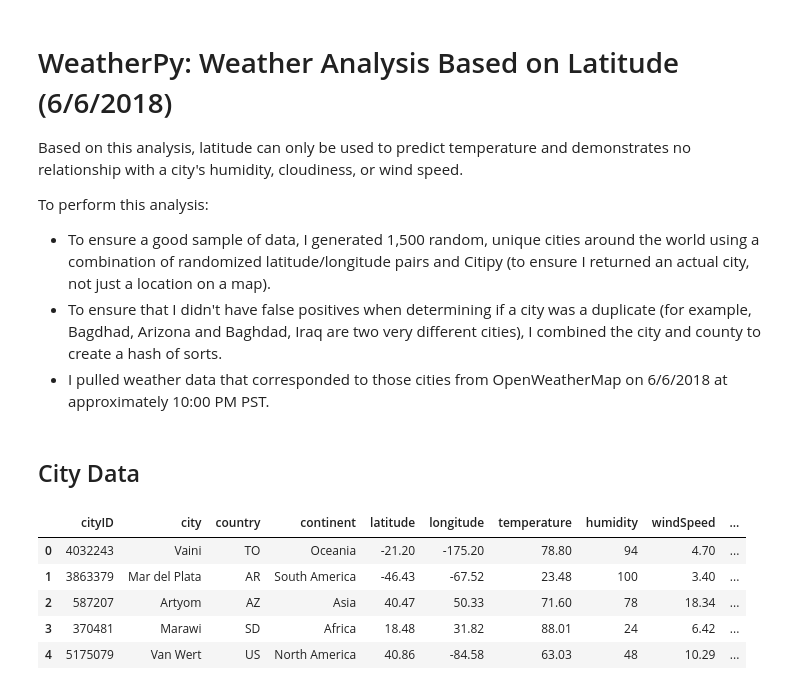
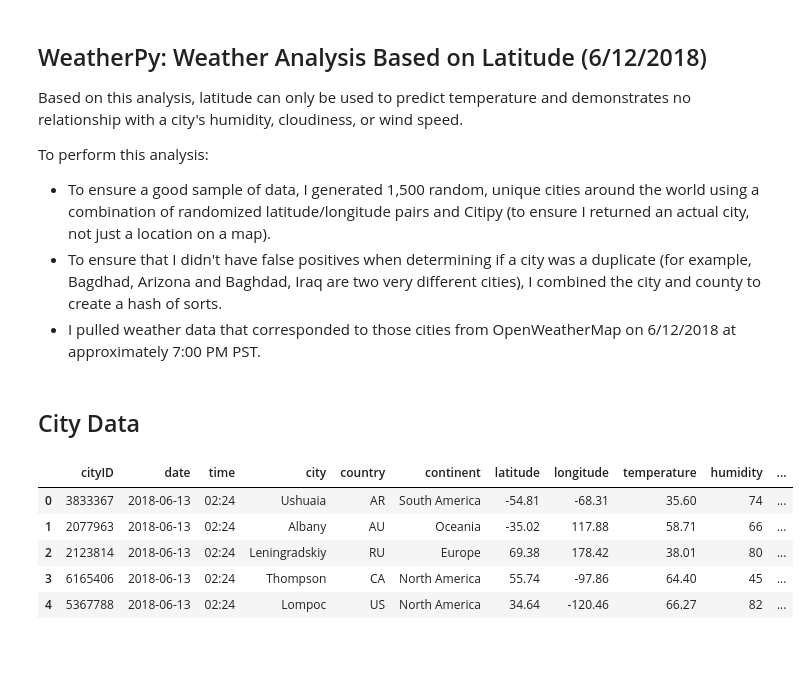
Before and after one commit to hmlanden/UCBerkeley_HomeworkAssignment6, a Jupyter notebook: WeatherPy.ipynb, the cells around one changed output. Cells and saved outputs as stored; diff of their text form; code cells hidden in the pictures; blank space fills up the shorter version.

```diff
--- a/WeatherPy.ipynb
+++ b/WeatherPy.ipynb
@@ -1,12 +1,12 @@
 # %% [markdown]
-# WeatherPy: Weather Analysis Based on Latitude (6/6/2018)
+## WeatherPy: Weather Analysis Based on Latitude (6/12/2018)
 
 Based on this analysis, latitude can only be used to predict temperature and demonstrates no relationship with a city's humidity, cloudiness, or wind speed.
 
 To perform this analysis:
 - To ensure a good sample of data, I generated 1,500 random, unique cities around the world using a combination of randomized latitude/longitude pairs and Citipy (to ensure I returned an actual city, not just a location on a map).
 - To ensure that I didn't have false positives when determining if a city was a duplicate (for example, Bagdhad, Arizona and Baghdad, Iraq are two very different cities), I combined the city and county to create a hash of sorts.
-- I pulled weather data that corresponded to those cities from OpenWeatherMap on 6/6/2018 at approximately 10:00 PM PST.
+- I pulled weather data that corresponded to those cities from OpenWeatherMap on 6/12/2018 at approximately 7:00 PM PST.
 # %%
 # -----------------------------------------------------------------------------------
 # Step 1: Import the modules
@@ -74,13 +73,15 @@ for i in range(len(city_list)):
 
     # try searching by city + country code
     try:
-        response = req.get(f"{openWeatherURL}q={city},{country}&units={tempUnits}&APPID={api_key}").json()
+        response = req.get(f"{openWeatherURL}q={city},{country}&units=imperial&APPID={localenv.api_key}").json()
 
         # add information from response to list
         weatherData_list.append({'cityID':response['id'],
+                                 'date': dt.datetime.utcnow().strftime('%Y-%m-%d'),
+                                 'time': dt.datetime.utcnow().strftime('%H:%M'),
                                  'city': response['name'],
                                  'country': country.upper(),
-                                 'continent': continentFromCountry(country.upper()),
+                                 'continent': aux.continentFromCountry(country.upper()),
                                  'latitude':response['coord']['lat'],
                                  'longitude':response['coord']['lon'],
                                  'humidity':response['main']['humidity'],
@@ -89,16 +90,18 @@ for i in range(len(city_list)):
                                  'cloudiness':response['clouds']['all'] })
 
         #show city
-        #displayProcessingCity(i,response)
+        #aux.displayProcessingCity(i,response)
     except:
         try:
-            response = req.get(f"{openWeatherURL}q={city}&units={tempUnits}&APPID={api_key}").json()
+            response = req.get(f"{openWeatherURL}q={city}&units=metric&APPID={localenv.api_key}").json()
 
             # add information from response to list
             weatherData_list.append({'cityID':response['id'],
+                                     'date': dt.datetime.now().strftime('%Y-%m-%d'),
+                                     'time': dt.datetime.utcnow().strftime('%H:%M'),
                                      'city': response['name'],
                                      'country': response['main']['sys']['country'].upper(),
-                                     'continent': continentFromCountry(response['main']['sys']['country'].upper()),
+                                     'continent': aux.continentFromCountry(response['main']['sys']['country'].upper()),
                                      'latitude': response['coord']['lat'],
                                      'longitude': response['coord']['lon'],
                                      'humidity':response['main']['humidity'],
@@ -107,34 +110,34 @@ for i in range(len(city_list)):
                                      'cloudiness':response['clouds']['all']})
 
             #show city
-            #displayProcessingCity(i,response)
+            #aux.displayProcessingCity(i,response)
         except:
-            #displayFailedCity(i, city, country)
+            #aux.displayFailedCity(i, city, country)
             pass
 # %%
 # -----------------------------------------------------------------------------------
 # Step 4: Create a pretty dataframe that we can reference because visual aids are
 # the actual best thing ever and export a CSV we can hang onto
 # -----------------------------------------------------------------------------------
 cleanedWeather_df = pd.DataFrame(weatherData_list)
 
 # rearrange columns sensibly
-cleanedWeather_df = cleanedWeather_df[['cityID', 'city', 'country', 'continent',
+cleanedWeather_df = cleanedWeather_df[['cityID', 'date', 'time', 'city', 'country', 'continent',
                                        'latitude', 'longitude',
                                        'temperature',
                                        'humidity',
                                        'windSpeed',
                                        'cloudiness']].sort_index(ascending=True)
 
 # export the csv
-cleanedWeather_df.to_csv("csv/WeatherData.csv")
-
-# eyeball our data
+date = dt.datetime.now().strftime('%Y-%m-%d')
+filename = f"csv/WeatherData{date}.csv"
+cleanedWeather_df.to_csv(filename)
 cleanedWeather_df.head()
 # %% [output]
-|  | cityID | city | country | continent | latitude | longitude | temperature | humidity | windSpeed | ... |
-| 0 | 4032243 | Vaini | TO | Oceania | -21.20 | -175.20 | 78.80 | 94 | 4.70 | ... |
-| 1 | 3863379 | Mar del Plata | AR | South America | -46.43 | -67.52 | 23.48 | 100 | 3.40 | ... |
-| 2 | 587207 | Artyom | AZ | Asia | 40.47 | 50.33 | 71.60 | 78 | 18.34 | ... |
-| 3 | 370481 | Marawi | SD | Africa | 18.48 | 31.82 | 88.01 | 24 | 6.42 | ... |
-| 4 | 5175079 | Van Wert | US | North America | 40.86 | -84.58 | 63.03 | 48 | 10.29 | ... |
+|  | cityID | date | time | city | country | continent | latitude | longitude | temperature | humidity | ... |
+| 0 | 3833367 | 2018-06-13 | 02:24 | Ushuaia | AR | South America | -54.81 | -68.31 | 35.60 | 74 | ... |
+| 1 | 2077963 | 2018-06-13 | 02:24 | Albany | AU | Oceania | -35.02 | 117.88 | 58.71 | 66 | ... |
+| 2 | 2123814 | 2018-06-13 | 02:24 | Leningradskiy | RU | Europe | 69.38 | 178.42 | 38.01 | 80 | ... |
+| 3 | 6165406 | 2018-06-13 | 02:24 | Thompson | CA | North America | 55.74 | -97.86 | 64.40 | 45 | ... |
+| 4 | 5367788 | 2018-06-13 | 02:24 | Lompoc | US | North America | 34.64 | -120.46 | 66.27 | 82 | ... |
```
Also changed, not shown: parts of 20 cells of this notebook, 26 other files.
